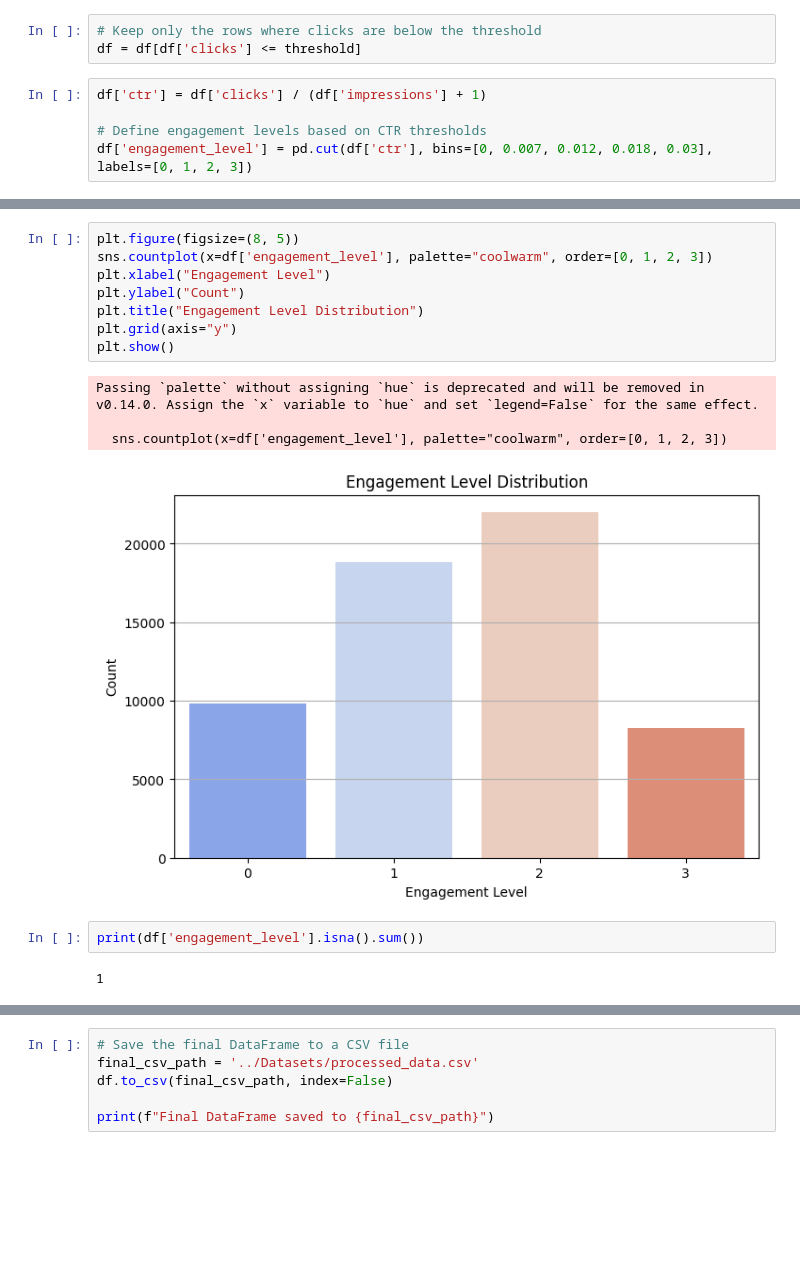
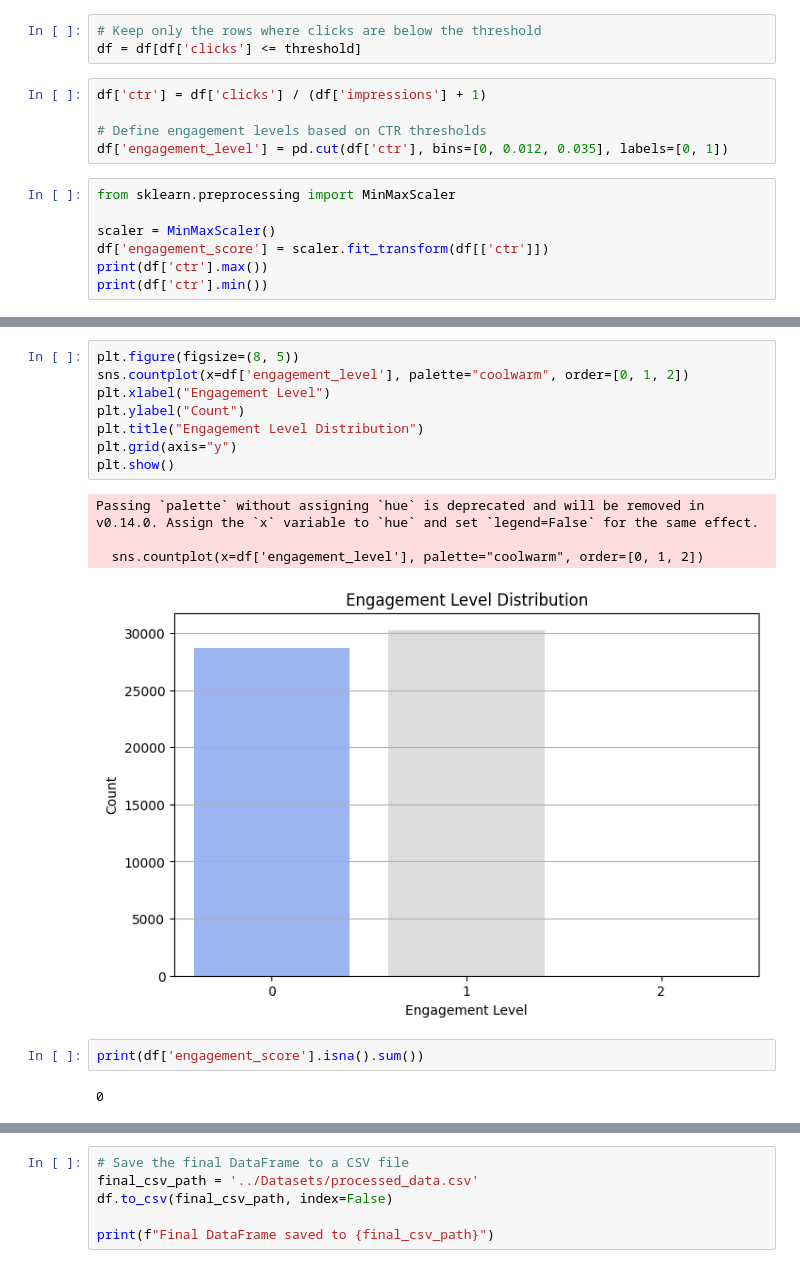
Before and after one commit to GinuraAdikari/InsightHive, a Jupyter notebook: Customer Engagement prediction/Data_preprocess/Data_preprocess.ipynb, the cells around one changed output, grey strips where cells are left out. Saved outputs shown, nothing was run; the diff lists cells and outputs as text; blank space fills up the shorter version.

```diff
--- a/Customer Engagement prediction/Data_preprocess/Data_preprocess.ipynb
+++ b/Customer Engagement prediction/Data_preprocess/Data_preprocess.ipynb
@@ -583,4 +583,11 @@ df = df[df['clicks'] <= threshold]
 df['ctr'] = df['clicks'] / (df['impressions'] + 1)
 
 # Define engagement levels based on CTR thresholds
-df['engagement_level'] = pd.cut(df['ctr'], bins=[0, 0.007, 0.012, 0.018, 0.03], labels=[0, 1, 2, 3])
+df['engagement_level'] = pd.cut(df['ctr'], bins=[0, 0.012, 0.035], labels=[0, 1])
+# %%
+from sklearn.preprocessing import MinMaxScaler
+
+scaler = MinMaxScaler()
+df['engagement_score'] = scaler.fit_transform(df[['ctr']])
+print(df['ctr'].max())
+print(df['ctr'].min())
@@ -597,17 +607,17 @@ plt.show()
 # %%
 plt.figure(figsize=(8, 5))
-sns.countplot(x=df['engagement_level'], palette="coolwarm", order=[0, 1, 2, 3])
+sns.countplot(x=df['engagement_level'], palette="coolwarm", order=[0, 1, 2])
 plt.xlabel("Engagement Level")
 plt.ylabel("Count")
 plt.title("Engagement Level Distribution")
 plt.grid(axis="y")
 plt.show()
 # %% [output]
 Passing `palette` without assigning `hue` is deprecated and will be removed in v0.14.0. Assign the `x` variable to `hue` and set `legend=False` for the same effect.
 
-  sns.countplot(x=df['engagement_level'], palette="coolwarm", order=[0, 1, 2, 3])
+  sns.countplot(x=df['engagement_level'], palette="coolwarm", order=[0, 1, 2])
-[figure, old version]
+[figure, new version]
 # %%
-print(df['engagement_level'].isna().sum())
+print(df['engagement_score'].isna().sum())
 # %% [output]
-1
+0
```
Also changed, not shown: parts of 5 cells of this notebook, 7 other files.
